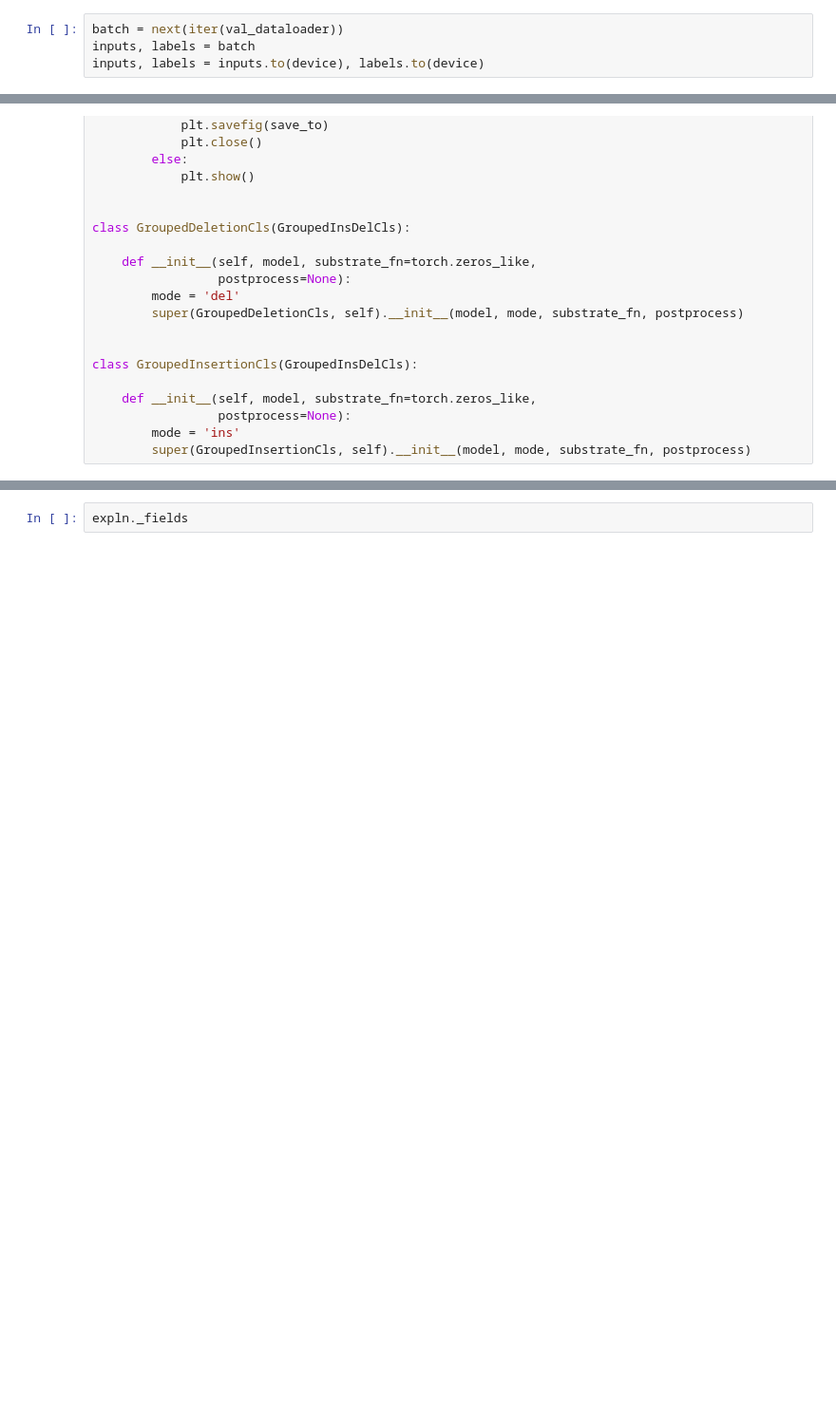
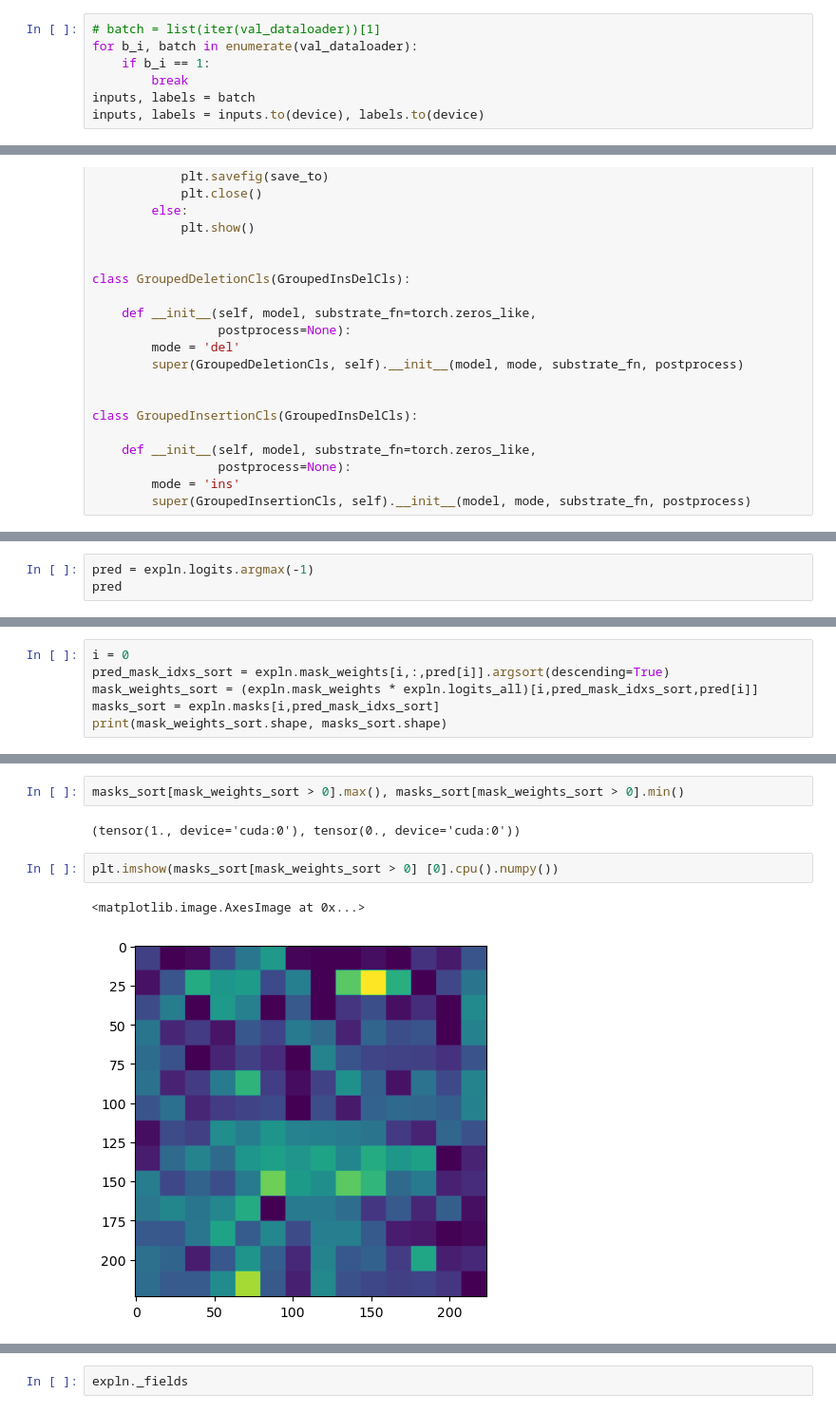
Before and after one commit to BrachioLab/sop, a Jupyter notebook: notebooks/eval_imagenet.ipynb, the cells around one changed output, grey strips where cells are left out. Shown at 95% size. Cells and saved outputs as stored; diff of their text form; blank space fills up the shorter version.

```diff
--- a/notebooks/eval_imagenet.ipynb
+++ b/notebooks/eval_imagenet.ipynb
@@ -151,5 +168,8 @@ deep copy class weights
 # %%
-batch = next(iter(val_dataloader))
+# batch = list(iter(val_dataloader))[1]
+for b_i, batch in enumerate(val_dataloader):
+    if b_i == 1:
+        break
 inputs, labels = batch
 inputs, labels = inputs.to(device), labels.to(device)
 # %%
@@ -895,0 +922,3 @@ BdbQuit:
+# %%
+pred = expln.logits.argmax(-1)
+pred
@@ -895,0 +927,6 @@ BdbQuit:
+# %%
+i = 0
+pred_mask_idxs_sort = expln.mask_weights[i,:,pred[i]].argsort(descending=True)
+mask_weights_sort = (expln.mask_weights * expln.logits_all)[i,pred_mask_idxs_sort,pred[i]]
+masks_sort = expln.masks[i,pred_mask_idxs_sort]
+print(mask_weights_sort.shape, masks_sort.shape)
@@ -895,0 +942,9 @@ BdbQuit:
+# %%
+masks_sort[mask_weights_sort > 0].max(), masks_sort[mask_weights_sort > 0].min()
+# %% [output]
+(tensor(1., device='cuda:0'), tensor(0., device='cuda:0'))
+# %%
+plt.imshow(masks_sort[mask_weights_sort > 0] [0].cpu().numpy())
+# %% [output]
+<matplotlib.image.AxesImage at 0x...>
+[figure, added]
```
Also changed, not shown: parts of 13 cells of this notebook, 9 other files.
